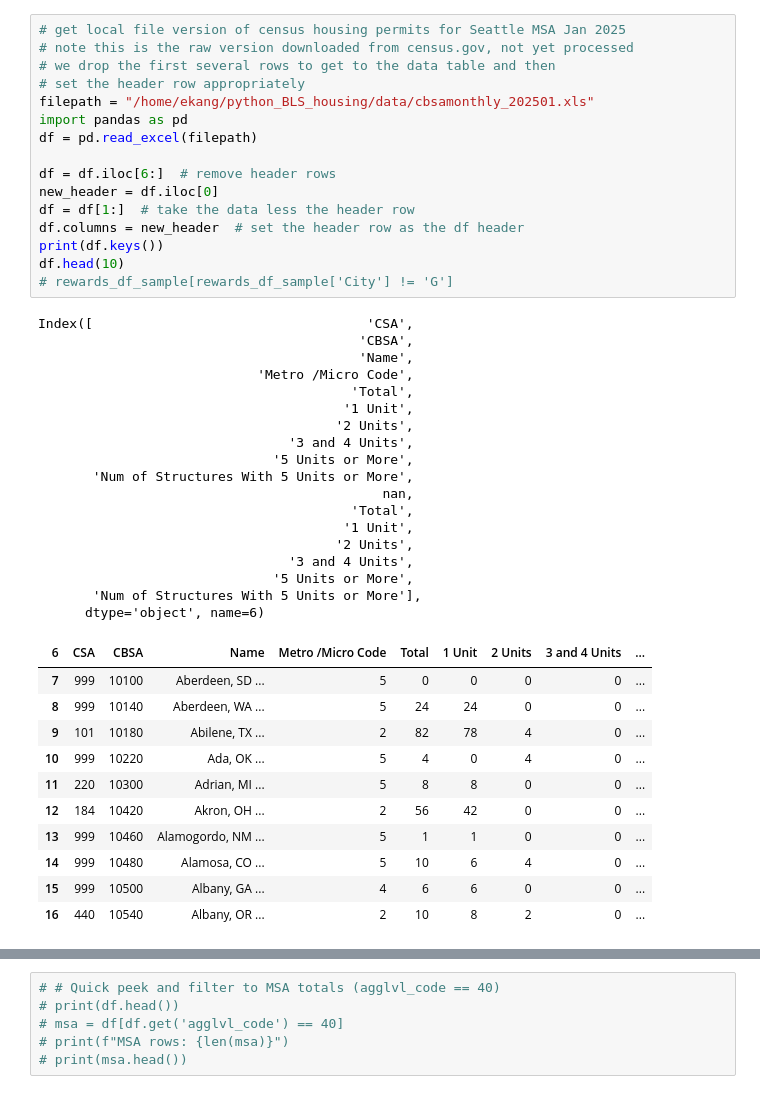
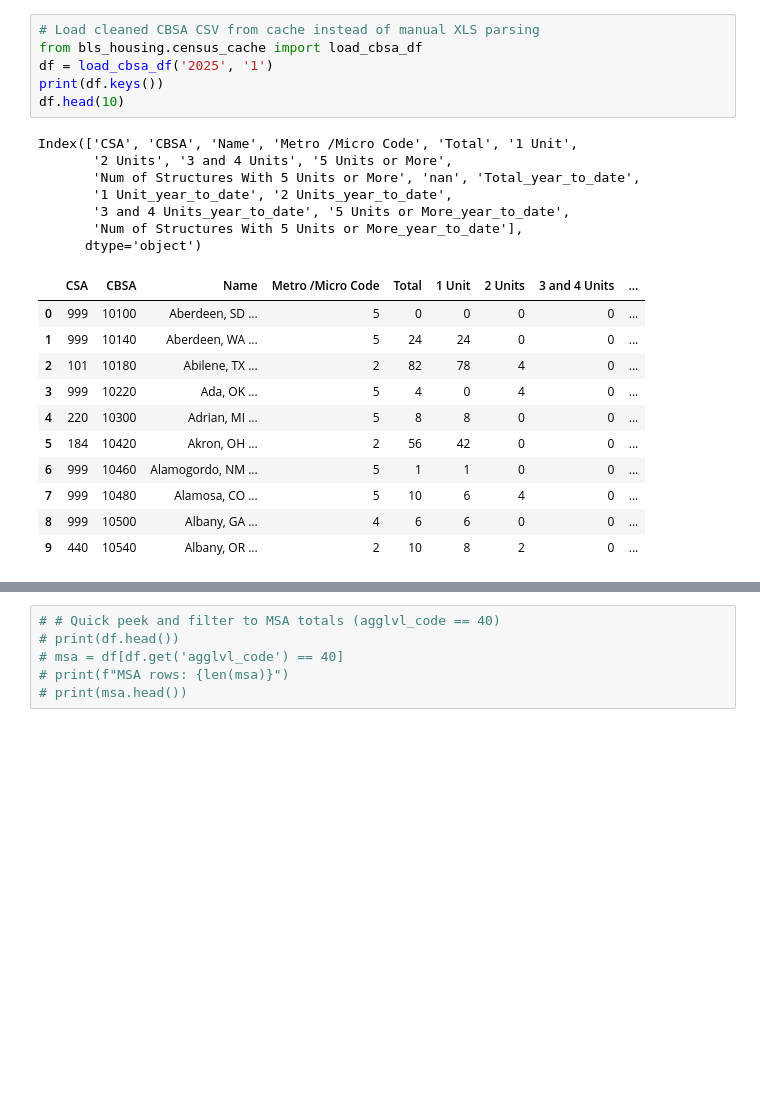
Before and after one commit to kangaseric4152-max/bls-census-housing-analysis, a Jupyter notebook: scripts/housing.ipynb, the cells around one changed output, grey strips where cells are left out. Drawn from its saved outputs; the diff is of its cells as text; blank space fills up the shorter version.

```diff
--- a/scripts/housing.ipynb
+++ b/scripts/housing.ipynb
@@ -111,46 +124,25 @@ df.head(5)
 # %%
-# get local file version of census housing permits for Seattle MSA Jan 2025
-# note this is the raw version downloaded from census.gov, not yet processed
-# we drop the first several rows to get to the data table and then
-# set the header row appropriately
-filepath = "/home/ekang/python_BLS_housing/data/cbsamonthly_202501.xls"
-import pandas as pd
-df = pd.read_excel(filepath)
-
-df = df.iloc[6:]  # remove header rows
-new_header = df.iloc[0]
-df = df[1:]  # take the data less the header row
-df.columns = new_header  # set the header row as the df header
+# Load cleaned CBSA CSV from cache instead of manual XLS parsing
+from bls_housing.census_cache import load_cbsa_df
+df = load_cbsa_df('2025', '1')
 print(df.keys())
 df.head(10)
-# rewards_df_sample[rewards_df_sample['City'] != 'G']
 # %% [output]
-Index([                                   'CSA',
-                                         'CBSA',
-                                         'Name',
-                            'Metro /Micro Code',
-                                        'Total',
-                                       '1 Unit',
-                                      '2 Units',
-                                '3 and 4 Units',
-                              '5 Units or More',
-       'Num of Structures With 5 Units or More',
-                                            nan,
-                                        'Total',
-                                       '1 Unit',
-                                      '2 Units',
-                                '3 and 4 Units',
-                              '5 Units or More',
-       'Num of Structures With 5 Units or More'],
-      dtype='object', name=6)
+Index(['CSA', 'CBSA', 'Name', 'Metro /Micro Code', 'Total', '1 Unit',
+       '2 Units', '3 and 4 Units', '5 Units or More',
+       'Num of Structures With 5 Units or More', 'nan', 'Total_year_to_date',
+       '1 Unit_year_to_date', '2 Units_year_to_date',
+       '3 and 4 Units_year_to_date', '5 Units or More_year_to_date',
+       'Num of Structures With 5 Units or More_year_to_date'],
+      dtype='object')
-| 6 | CSA | CBSA | Name | Metro /Micro Code | Total | 1 Unit | 2 Units | 3 and 4 Units | ... |
-| 7 | 999 | 10100 | Aberdeen, SD ... | 5 | 0 | 0 | 0 | 0 | ... |
-| 8 | 999 | 10140 | Aberdeen, WA ... | 5 | 24 | 24 | 0 | 0 | ... |
-| 9 | 101 | 10180 | Abilene, TX ... | 2 | 82 | 78 | 4 | 0 | ... |
-| 10 | 999 | 10220 | Ada, OK ... | 5 | 4 | 0 | 4 | 0 | ... |
-| 11 | 220 | 10300 | Adrian, MI ... | 5 | 8 | 8 | 0 | 0 | ... |
-| 12 | 184 | 10420 | Akron, OH ... | 2 | 56 | 42 | 0 | 0 | ... |
-| 13 | 999 | 10460 | Alamogordo, NM ... | 5 | 1 | 1 | 0 | 0 | ... |
-| 14 | 999 | 10480 | Alamosa, CO ... | 5 | 10 | 6 | 4 | 0 | ... |
-| 15 | 999 | 10500 | Albany, GA ... | 4 | 6 | 6 | 0 | 0 | ... |
-| 16 | 440 | 10540 | Albany, OR ... | 2 | 10 | 8 | 2 | 0 | ... |
+|  | CSA | CBSA | Name | Metro /Micro Code | Total | 1 Unit | 2 Units | 3 and 4 Units | ... |
+| 0 | 999 | 10100 | Aberdeen, SD ... | 5 | 0 | 0 | 0 | 0 | ... |
+| 1 | 999 | 10140 | Aberdeen, WA ... | 5 | 24 | 24 | 0 | 0 | ... |
+| 2 | 101 | 10180 | Abilene, TX ... | 2 | 82 | 78 | 4 | 0 | ... |
+| 3 | 999 | 10220 | Ada, OK ... | 5 | 4 | 0 | 4 | 0 | ... |
+| 4 | 220 | 10300 | Adrian, MI ... | 5 | 8 | 8 | 0 | 0 | ... |
+| 5 | 184 | 10420 | Akron, OH ... | 2 | 56 | 42 | 0 | 0 | ... |
+| 6 | 999 | 10460 | Alamogordo, NM ... | 5 | 1 | 1 | 0 | 0 | ... |
+| 7 | 999 | 10480 | Alamosa, CO ... | 5 | 10 | 6 | 4 | 0 | ... |
+| 8 | 999 | 10500 | Albany, GA ... | 4 | 6 | 6 | 0 | 0 | ... |
+| 9 | 440 | 10540 | Albany, OR ... | 2 | 10 | 8 | 2 | 0 | ... |
```
Also changed, not shown: parts of 7 cells of this notebook, 3 other files.
